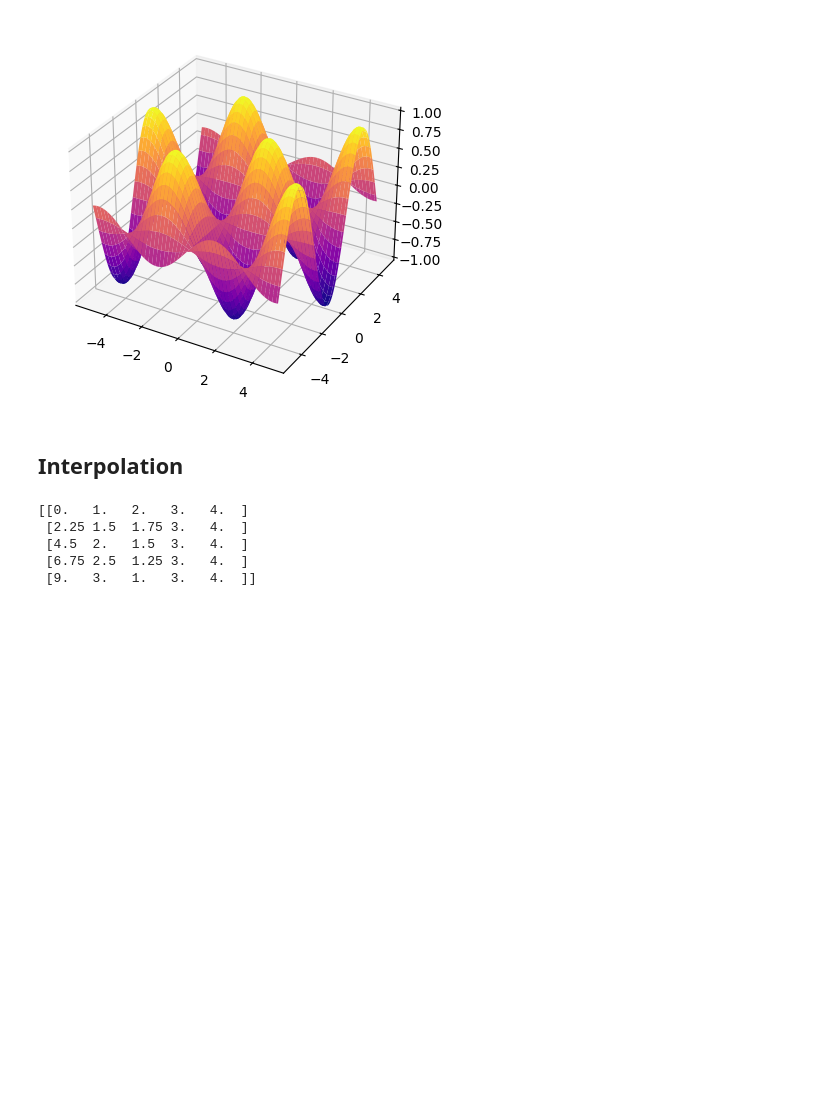
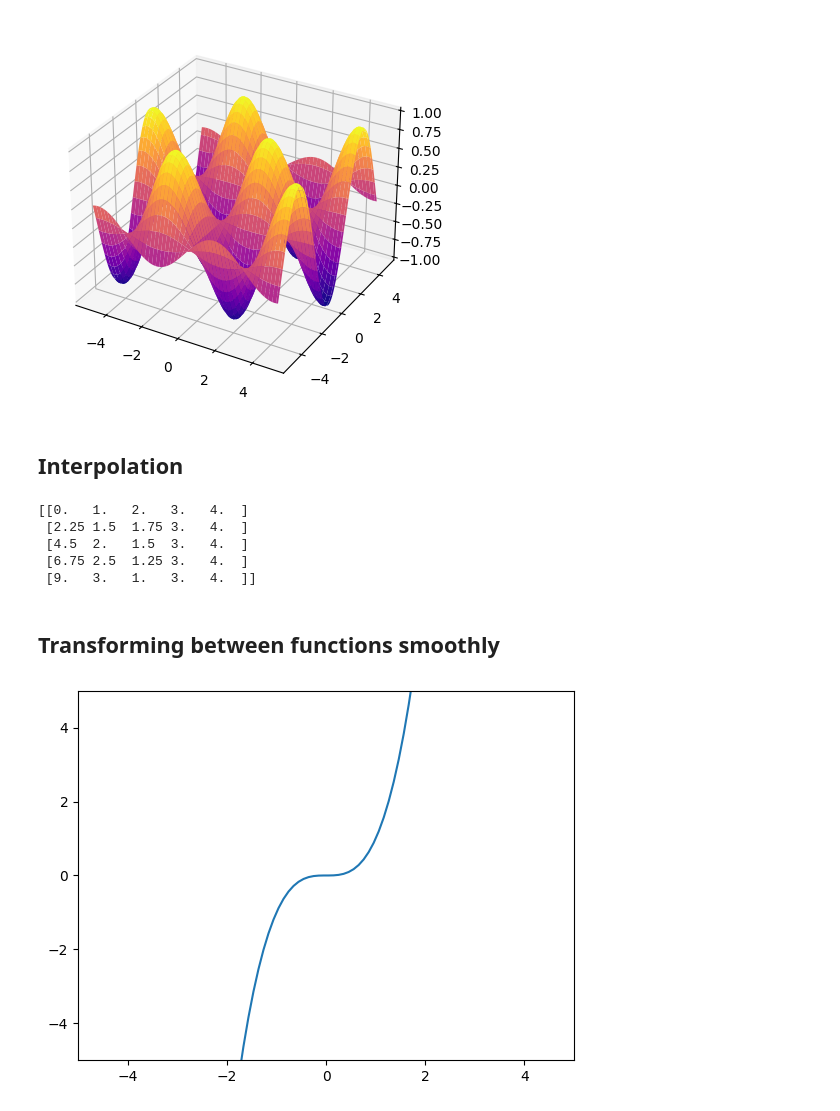
Before and after one commit to laylashihab/Euclidean-Poincare-Playground, a Jupyter notebook: playground.ipynb, the cells around one changed output. Drawn from its saved outputs; the diff is of its cells as text; code cells hidden in the pictures; blank space fills up the shorter version.

Commit message:
smooth transitions between figures

```diff
--- a/playground.ipynb
+++ b/playground.ipynb
@@ -247,3 +247,37 @@ print(interpolatedArrays)
  [4.5  2.   1.5  3.   4.  ]
  [6.75 2.5  1.25 3.   4.  ]
  [9.   3.   1.   3.   4.  ]]
+# %% [markdown]
+## Transforming between functions smoothly
+# %%
+fig = plt.figure()
+l, = plt.plot([],[],"k-")
+
+plt.xlim(-5,5)
+plt.ylim(-5,5)
+
+theta = np.linspace(0, 2*np.pi,100)
+
+circleX = np.cos(theta)
+circleY = np.sin(theta)
+
+lineX = np.linspace(-5,5,100)
+lineY = lineX **3
+
+plt.plot(lineX,lineY)
+
+plt.show()
+
+metadata = dict(title='Movie',artist="me")
+writer = PillowWriter(fps = 24, metadata=metadata)
+
+with writer.saving(fig, "animations/interpolatingBetweenFunctions.gif", 100):
+    for i in range(0,101):
+
+        t = i/100
+
+        l.set_data((1-t) * lineX + t*circleX, (1-t)* lineY + t*circleY)
+
+        writer.grab_frame()
+# %% [output]
+[figure, added]
```
Also changed, not shown: parts of 2 cells of this notebook, 5 other files.
